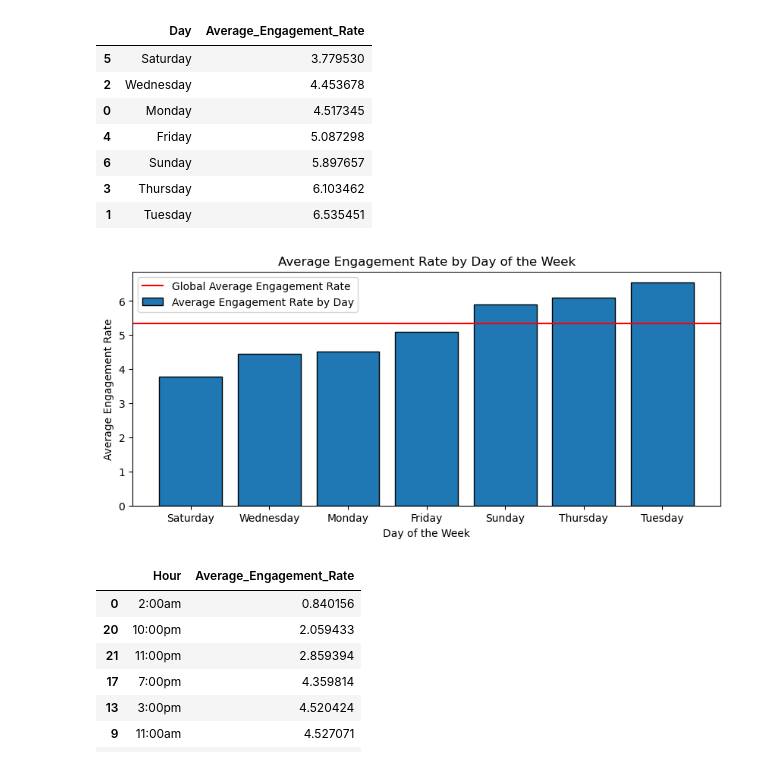
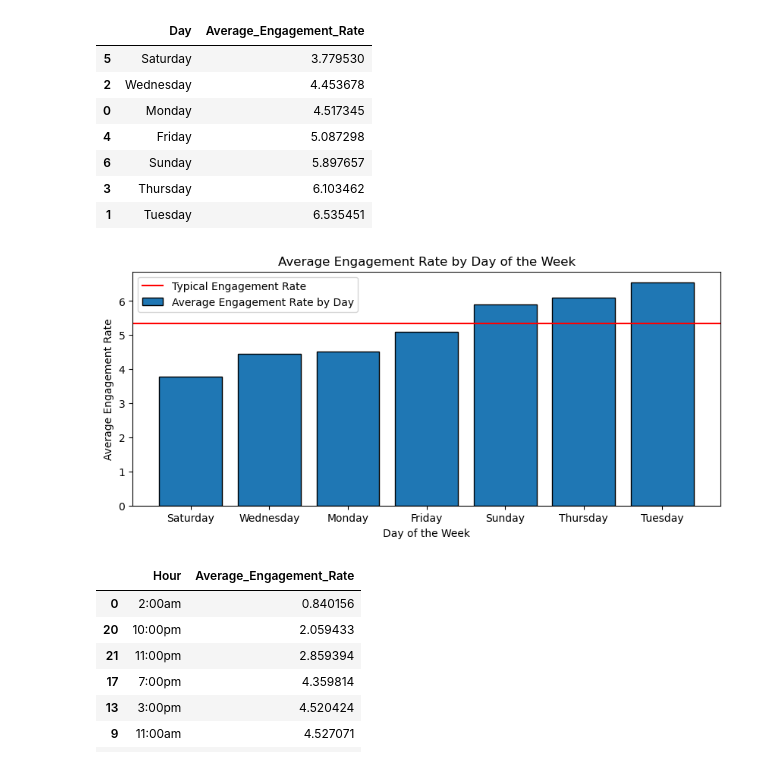
Before and after one commit to Isiah-Z-Montalvo/Evil-Geniuses-Data-Analyst-Internship-Assessment, a Jupyter notebook: Analysis.ipynb, the cells around one changed output. Drawn from its saved outputs; the diff is of its cells as text; code cells hidden in the pictures.

Commit message:
Changed Legend descriptions

```diff
--- a/Analysis.ipynb
+++ b/Analysis.ipynb
@@ -181,17 +181,17 @@ days
 # %%
 fig, ax = plt.subplots(figsize=(10, 4))
 
 ax.bar("Day", "Average_Engagement_Rate", data = days, edgecolor = "black")
 ax.axhline(y = typicalEngagementRate, color = "r", linestyle = "-")
 
 plt.title("Average Engagement Rate by Day of the Week")
 plt.xlabel("Day of the Week")
 plt.ylabel("Average Engagement Rate")
 
-plt.legend(["Global Average Engagement Rate", "Average Engagement Rate by Day"])
+plt.legend(["Typical Engagement Rate", "Average Engagement Rate by Day"])
 plt.show()
 # %% [output]
-[figure, old version]
+[figure, new version]
 # %%
 hours = dateDF.groupby(dateDF.Published_Date.dt.hour)["Engagement_Rates"].mean()
 times = ["2:00am", "3:00am", "4:00am", "5:00am", "6:00am", "7:00am", "8:00am", "9:00am", "10:00am", "11:00am", "12:00pm",
```
Also changed, not shown: parts of 1 cell of this notebook.
